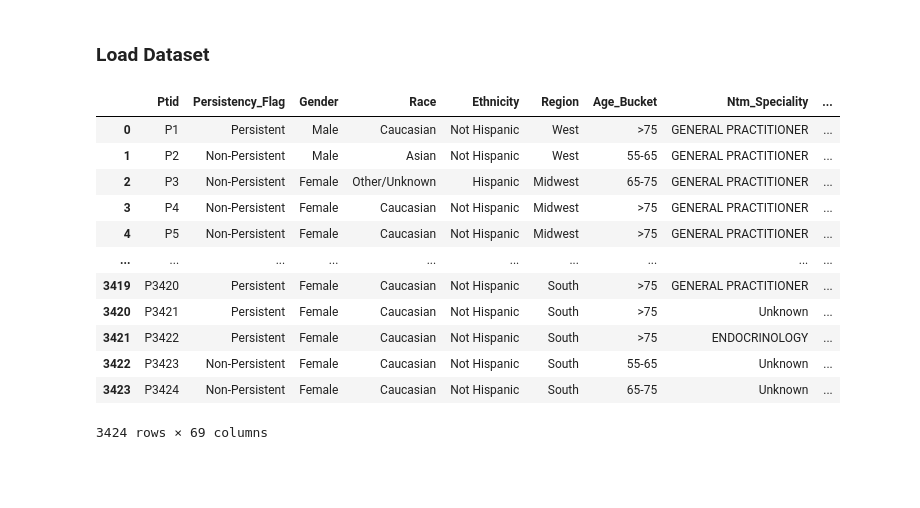
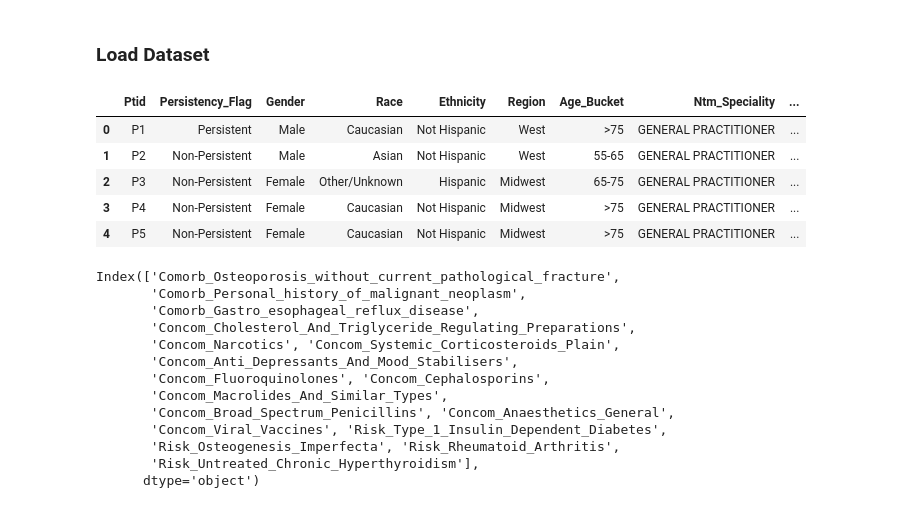
Before and after one commit to aniyaz/Healthcare-DataScience2021, a Jupyter notebook: week8_EDA.ipynb, the cells around one changed output. Saved outputs shown, nothing was run; the diff lists cells and outputs as text; code cells hidden in the pictures; blank space fills up the shorter version.

```diff
--- a/week8_EDA.ipynb
+++ b/week8_EDA.ipynb
@@ -8,23 +8,39 @@ import numpy as np
 import seaborn as sns
 import matplotlib.pyplot as plt
 %matplotlib inline
+# %%
+pd.set_option('display.max_rows', None)
+pd.set_option('display.max_columns', None)
+pd.set_option('display.width', None)
+pd.set_option('display.max_colwidth', None)
+
+InteractiveShell.ast_node_interactivity = "all"
 # %% [markdown]
 ### Load Dataset
 # %%
 xls = pd.ExcelFile('dataset/Healthcare_dataset.xlsx')
 df = pd.read_excel(xls, 'Dataset')
-df
+df.head()
 # %% [output]
 |  | Ptid | Persistency_Flag | Gender | Race | Ethnicity | Region | Age_Bucket | Ntm_Speciality | ... |
 | 0 | P1 | Persistent | Male | Caucasian | Not Hispanic | West | >75 | GENERAL PRACTITIONER | ... |
 | 1 | P2 | Non-Persistent | Male | Asian | Not Hispanic | West | 55-65 | GENERAL PRACTITIONER | ... |
 | 2 | P3 | Non-Persistent | Female | Other/Unknown | Hispanic | Midwest | 65-75 | GENERAL PRACTITIONER | ... |
 | 3 | P4 | Non-Persistent | Female | Caucasian | Not Hispanic | Midwest | >75 | GENERAL PRACTITIONER | ... |
 | 4 | P5 | Non-Persistent | Female | Caucasian | Not Hispanic | Midwest | >75 | GENERAL PRACTITIONER | ... |
-| ... | ... | ... | ... | ... | ... | ... | ... | ... | ... |
-| 3419 | P3420 | Persistent | Female | Caucasian | Not Hispanic | South | >75 | GENERAL PRACTITIONER | ... |
-| 3420 | P3421 | Persistent | Female | Caucasian | Not Hispanic | South | >75 | Unknown | ... |
-| 3421 | P3422 | Persistent | Female | Caucasian | Not Hispanic | South | >75 | ENDOCRINOLOGY | ... |
-| 3422 | P3423 | Non-Persistent | Female | Caucasian | Not Hispanic | South | 55-65 | Unknown | ... |
-| 3423 | P3424 | Non-Persistent | Female | Caucasian | Not Hispanic | South | 65-75 | Unknown | ... |
-3424 rows × 69 columns
+# %%
+df.columns[36:53]
+# %% [output]
+Index(['Comorb_Osteoporosis_without_current_pathological_fracture',
+       'Comorb_Personal_history_of_malignant_neoplasm',
+       'Comorb_Gastro_esophageal_reflux_disease',
+       'Concom_Cholesterol_And_Triglyceride_Regulating_Preparations',
+       'Concom_Narcotics', 'Concom_Systemic_Corticosteroids_Plain',
+       'Concom_Anti_Depressants_And_Mood_Stabilisers',
+       'Concom_Fluoroquinolones', 'Concom_Cephalosporins',
+       'Concom_Macrolides_And_Similar_Types',
+       'Concom_Broad_Spectrum_Penicillins', 'Concom_Anaesthetics_General',
+       'Concom_Viral_Vaccines', 'Risk_Type_1_Insulin_Dependent_Diabetes',
+       'Risk_Osteogenesis_Imperfecta', 'Risk_Rheumatoid_Arthritis',
+       'Risk_Untreated_Chronic_Hyperthyroidism'],
+      dtype='object')
```
Also changed, not shown: parts of 11 cells of this notebook, 1 other file.
